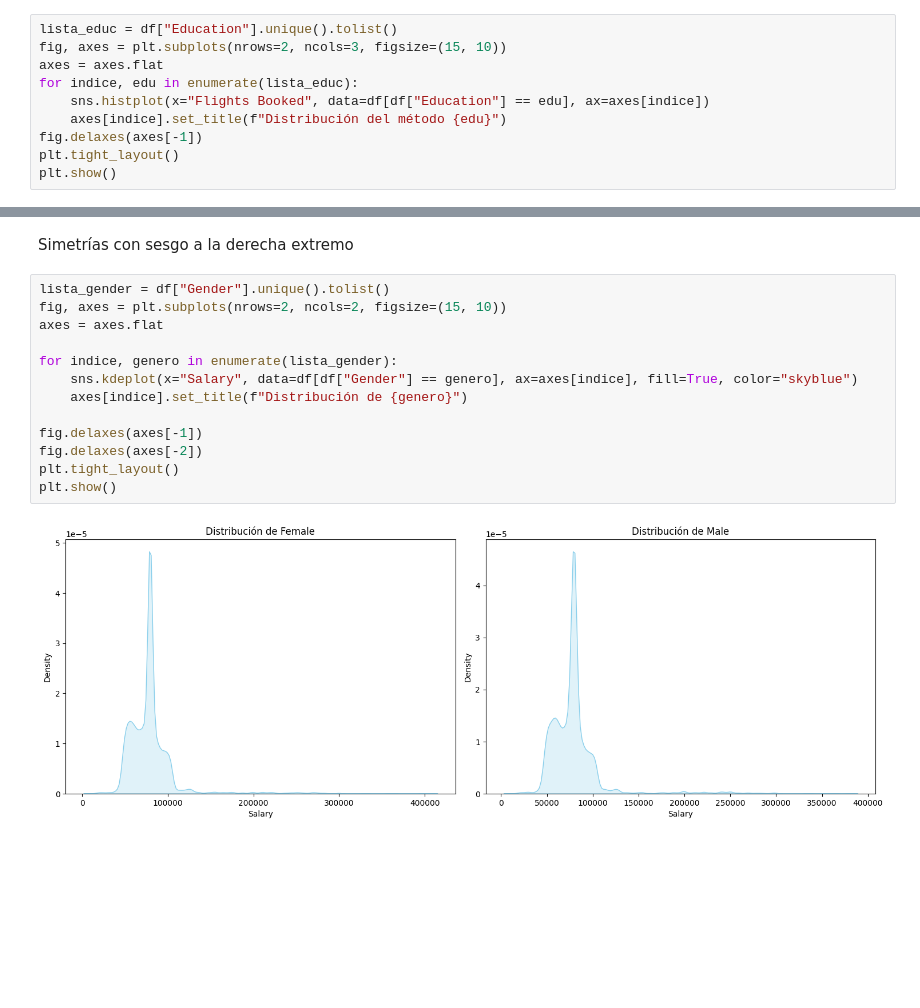
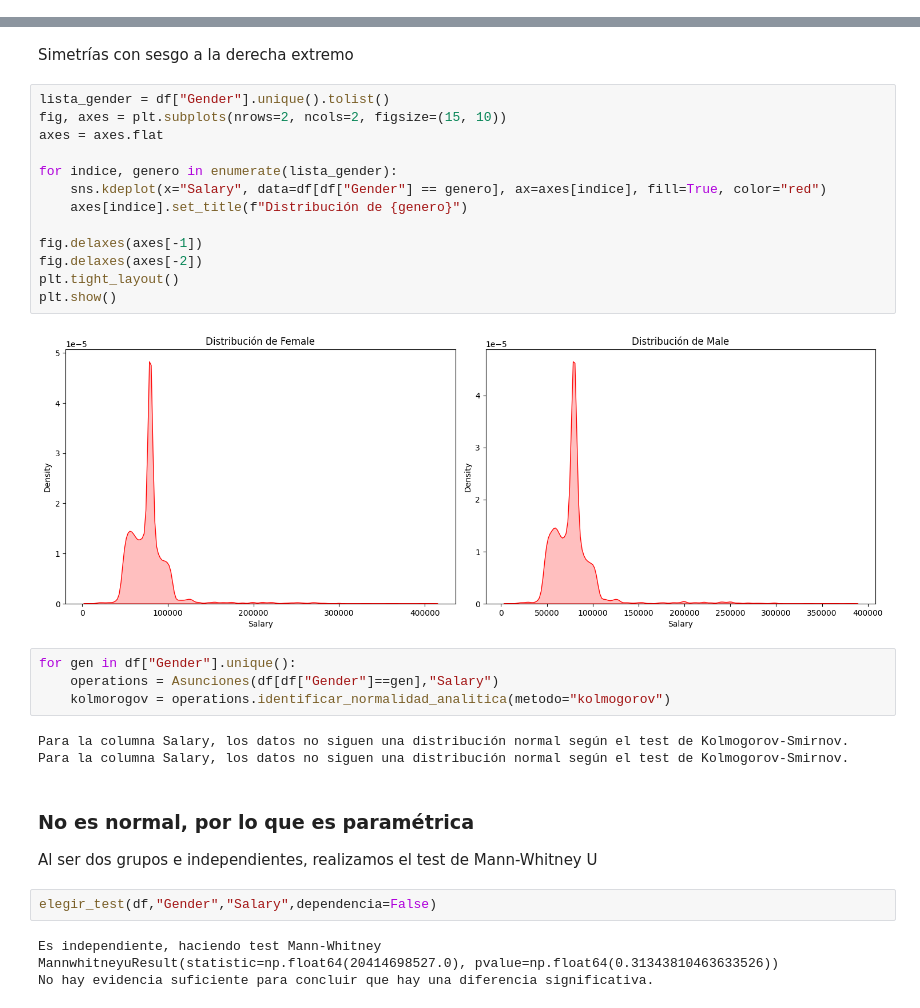
Before and after one commit to apelsito/laboratorio-modulo6-leccion04-1-ab-testing-no-param, a Jupyter notebook: laboratorio-modulo6-leccion04-1-ab-testing-no-param.ipynb, the cells around one changed output, grey strips where cells are left out. Drawn from its saved outputs; the diff is of its cells as text; blank space fills up the shorter version.

```diff
--- a/laboratorio-modulo6-leccion04-1-ab-testing-no-param.ipynb
+++ b/laboratorio-modulo6-leccion04-1-ab-testing-no-param.ipynb
@@ -378,13 +378,3 @@ elegir_test(df,"Education","Flights Booked",dependencia=False)
 Test Kruskal-Wallis
 KruskalResult(statistic=np.float64(17.532618623121756), pvalue=np.float64(0.0015225470219889365))
 Hay una diferencia significativa entre los datos
-# %%
-lista_educ = df["Education"].unique().tolist()
-fig, axes = plt.subplots(nrows=2, ncols=3, figsize=(15, 10))
-axes = axes.flat
-for indice, edu in enumerate(lista_educ):
-    sns.histplot(x="Flights Booked", data=df[df["Education"] == edu], ax=axes[indice])
-    axes[indice].set_title(f"Distribución del método {edu}")
-fig.delaxes(axes[-1])
-plt.tight_layout()
-plt.show()
@@ -431,15 +419,31 @@ Simetrías con sesgo a la derecha extremo
 # %%
 lista_gender = df["Gender"].unique().tolist()
 fig, axes = plt.subplots(nrows=2, ncols=2, figsize=(15, 10))
 axes = axes.flat
 
 for indice, genero in enumerate(lista_gender):
-    sns.kdeplot(x="Salary", data=df[df["Gender"] == genero], ax=axes[indice], fill=True, color="skyblue")
+    sns.kdeplot(x="Salary", data=df[df["Gender"] == genero], ax=axes[indice], fill=True, color="red")
     axes[indice].set_title(f"Distribución de {genero}")
 
 fig.delaxes(axes[-1])
 fig.delaxes(axes[-2])
 plt.tight_layout()
 plt.show()
 # %% [output]
-[figure, old version]
+[figure, new version]
+# %%
+for gen in df["Gender"].unique():
+    operations = Asunciones(df[df["Gender"]==gen],"Salary")
+    kolmorogov = operations.identificar_normalidad_analitica(metodo="kolmogorov")
+# %% [output]
+Para la columna Salary, los datos no siguen una distribución normal según el test de Kolmogorov-Smirnov.
+Para la columna Salary, los datos no siguen una distribución normal según el test de Kolmogorov-Smirnov.
+# %% [markdown]
+### No es normal, por lo que es paramétrica
+Al ser dos grupos e independientes, realizamos el test de Mann-Whitney U
+# %%
+elegir_test(df,"Gender","Salary",dependencia=False)
+# %% [output]
+Es independiente, haciendo test Mann-Whitney
+MannwhitneyuResult(statistic=np.float64(20414698527.0), pvalue=np.float64(0.31343810463633526))
+No hay evidencia suficiente para concluir que hay una diferencia significativa.
```
Also changed, not shown: parts of 4 cells of this notebook.
